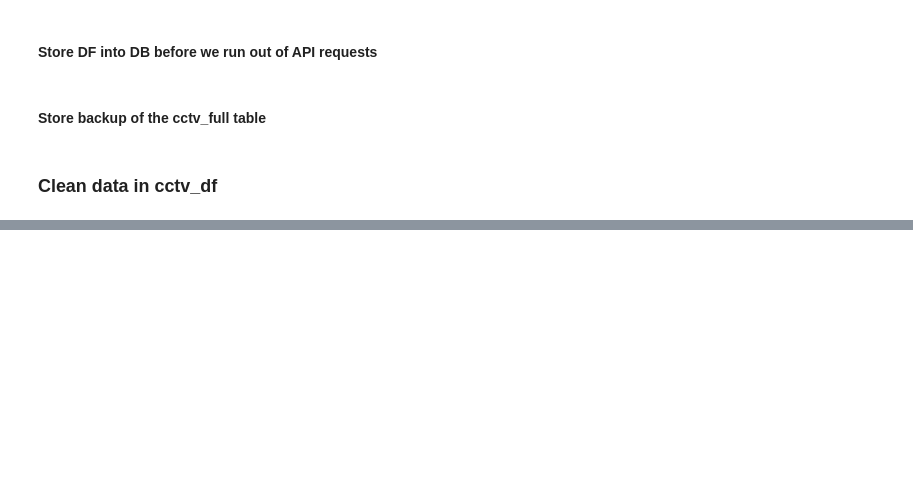
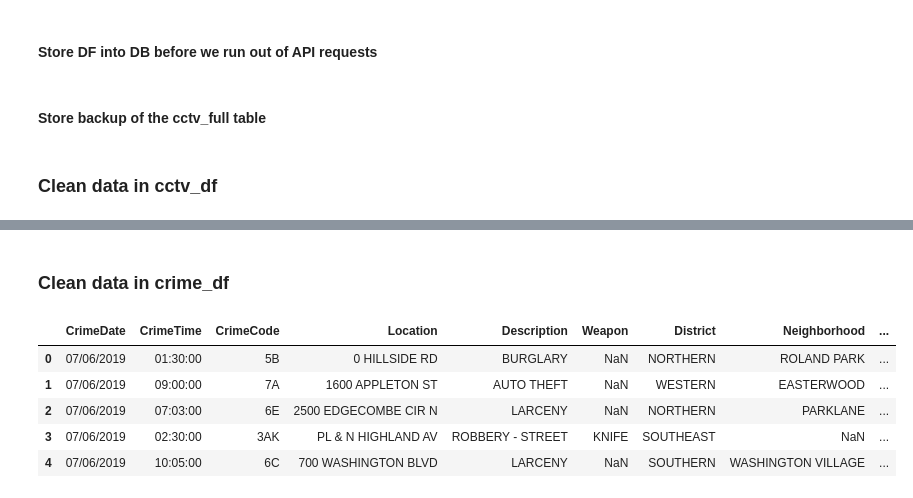
Before and after one commit to tduszyk/Baltimore_Crime, a Jupyter notebook: main.ipynb, the cells around one changed output, grey strips where cells are left out. Drawn from its saved outputs; the diff is of its cells as text; code cells hidden in the pictures; blank space fills up the shorter version.

```diff
--- a/main.ipynb
+++ b/main.ipynb
@@ -178,0 +243,11 @@ cctv_df=cctv_df['']
+# %% [markdown]
+### Clean data in crime_df
+# %%
+crime_df.head()
+# %% [output]
+|  | CrimeDate | CrimeTime | CrimeCode | Location | Description | Weapon | District | Neighborhood | ... |
+| 0 | 07/06/2019 | 01:30:00 | 5B | 0 HILLSIDE RD | BURGLARY | NaN | NORTHERN | ROLAND PARK | ... |
+| 1 | 07/06/2019 | 09:00:00 | 7A | 1600 APPLETON ST | AUTO THEFT | NaN | WESTERN | EASTERWOOD | ... |
+| 2 | 07/06/2019 | 07:03:00 | 6E | 2500 EDGECOMBE CIR N | LARCENY | NaN | NORTHERN | PARKLANE | ... |
+| 3 | 07/06/2019 | 02:30:00 | 3AK | PL & N HIGHLAND AV | ROBBERY - STREET | KNIFE | SOUTHEAST | NaN | ... |
+| 4 | 07/06/2019 | 10:05:00 | 6C | 700 WASHINGTON BLVD | LARCENY | NaN | SOUTHERN | WASHINGTON VILLAGE | ... |
```
Also changed, not shown: parts of 17 cells of this notebook, 2 other files.
